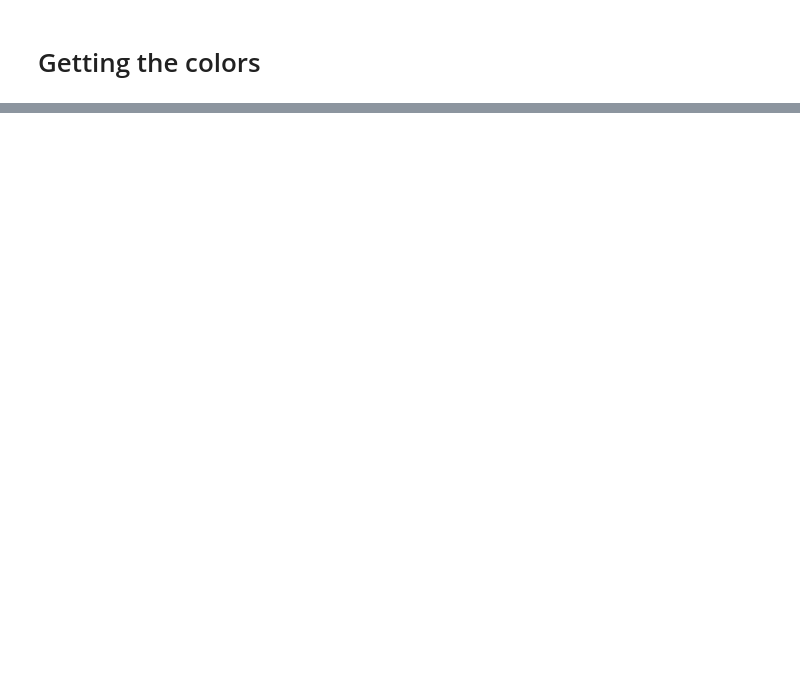
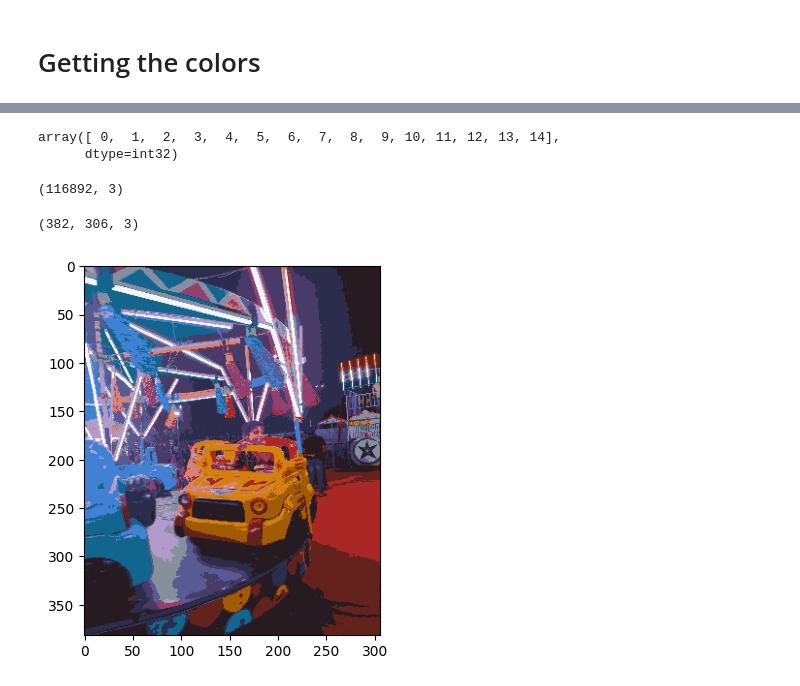
Before and after one commit to jaswanthlsvyj/Dominant-Color-Extraction, a Jupyter notebook: Color Extraction.ipynb, the cells around one changed output, grey strips where cells are left out. Cells and saved outputs as stored; diff of their text form; code cells hidden in the pictures; blank space fills up the shorter version.

```diff
--- a/Color Extraction.ipynb
+++ b/Color Extraction.ipynb
@@ -99,0 +115,26 @@ plt.show()
+# %%
+np.unique(model.labels_)
+# %% [output]
+array([ 0,  1,  2,  3,  4,  5,  6,  7,  8,  9, 10, 11, 12, 13, 14],
+      dtype=int32)
+# %%
+# Creating a new image
+newImg = np.zeros((X.shape), dtype='uint8')
+# Right now it is in flatten image
+newImg.shape
+# %% [output]
+(116892, 3)
+# %%
+for i in range(newImg.shape[0]):
+    # need to paint
+    newImg[i] = colors[model.labels_[i]]
+# %%
+newImg = newImg.reshape(img.shape)
+newImg.shape
+# %% [output]
+(382, 306, 3)
+# %%
+plt.imshow(newImg)
+plt.show()
+# %% [output]
+[figure, added]
```
Also changed, not shown: parts of 5 cells of this notebook, 2 other files.
